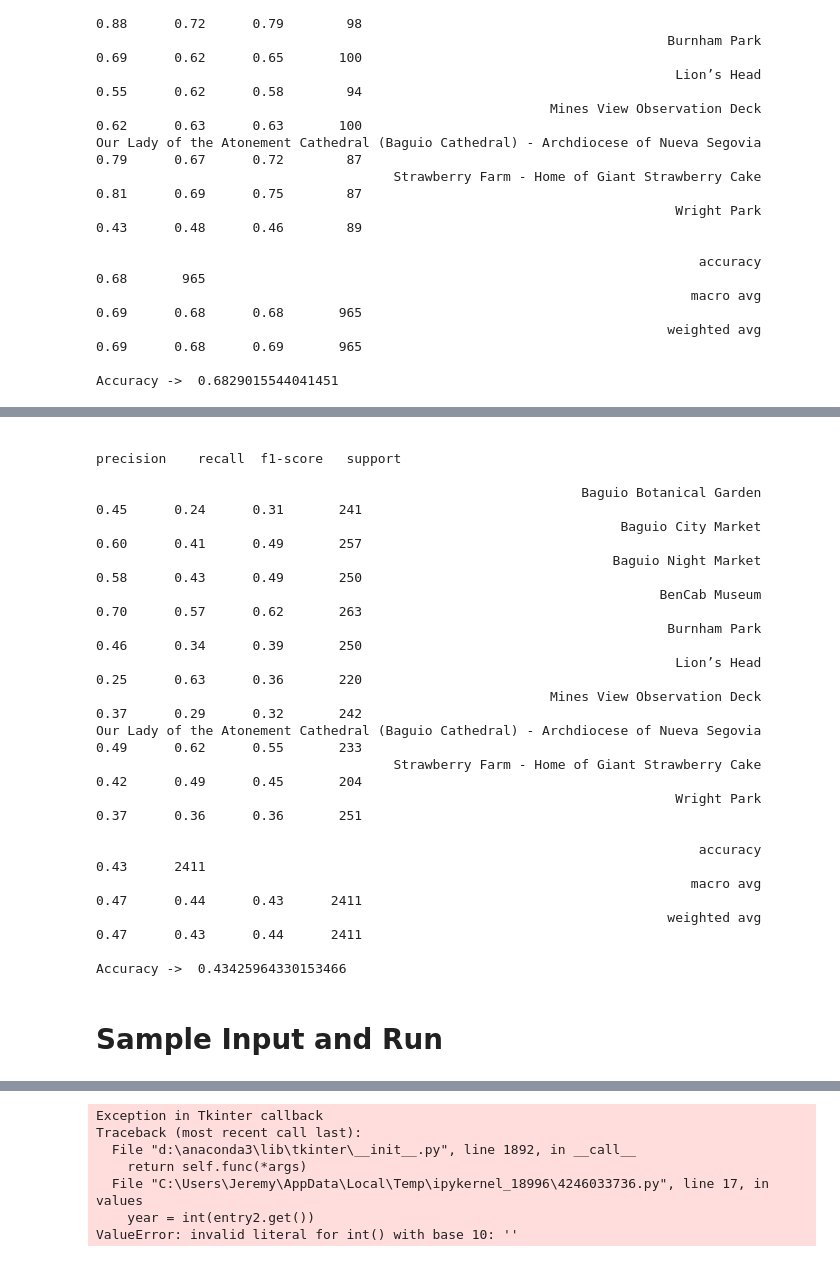
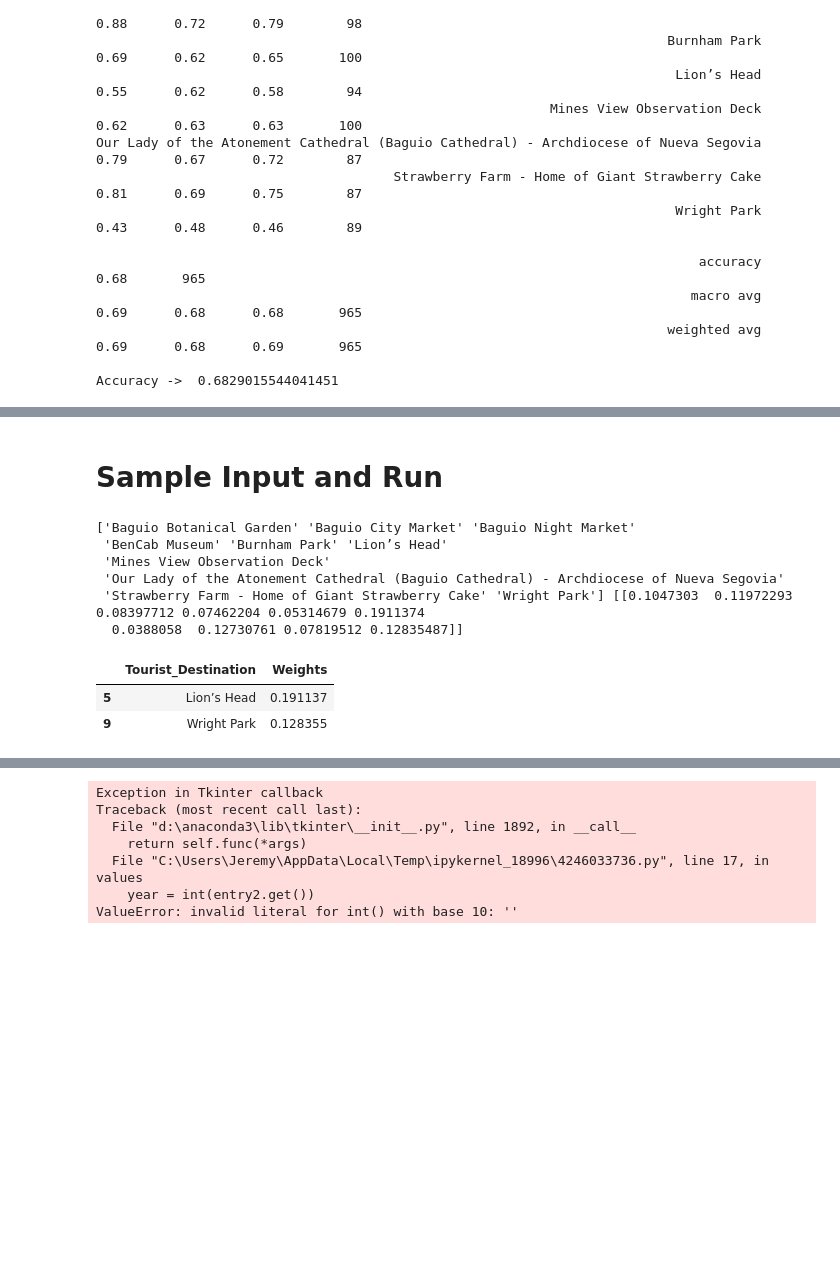
Before and after one commit to CS-HELL/PH-TouristSpots-Analysis, a Jupyter notebook: training/tfidf_vectorizer_train_part2.ipynb, the cells around one changed output, grey strips where cells are left out. Saved outputs shown, nothing was run; the diff lists cells and outputs as text; code cells hidden in the pictures; blank space fills up the shorter version.

```diff
--- a/training/tfidf_vectorizer_train_part2.ipynb
+++ b/training/tfidf_vectorizer_train_part2.ipynb
@@ -254,26 +228,0 @@ actual_predict
-# %%
-from sklearn.metrics import classification_report
-print(classification_report(dest_test, dest_pred))
-
-# calculate accuracy of class predictions
-from sklearn import metrics
-print(f'Accuracy -> ', metrics.accuracy_score(dest_test, dest_pred))
-# %% [output]
-                                                                                       precision    recall  f1-score   support
-
-                                                              Baguio Botanical Garden       0.45      0.24      0.31       241
-                                                                   Baguio City Market       0.60      0.41      0.49       257
-                                                                  Baguio Night Market       0.58      0.43      0.49       250
-                                                                        BenCab Museum       0.70      0.57      0.62       263
-                                                                         Burnham Park       0.46      0.34      0.39       250
-                                                                          Lion’s Head       0.25      0.63      0.36       220
-                                                          Mines View Observation Deck       0.37      0.29      0.32       242
-Our Lady of the Atonement Cathedral (Baguio Cathedral) - Archdiocese of Nueva Segovia       0.49      0.62      0.55       233
-                                      Strawberry Farm - Home of Giant Strawberry Cake       0.42      0.49      0.45       204
-                                                                          Wright Park       0.37      0.36      0.36       251
-
-                                                                             accuracy                           0.43      2411
-                                                                            macro avg       0.47      0.44      0.43      2411
-                                                                         weighted avg       0.47      0.43      0.44      2411
-
-Accuracy ->  0.43425964330153466
@@ -298,32 +235,42 @@ import numpy as np
 dict_tfidf_model_template = dict.fromkeys(df_tfidf_model.loc[:, df_tfidf_model.columns != 'tourist_destination'].columns, [0])
 
 # sample input
-text = "i wanna go buy fresh vegetables and fruits"
+text = "i wanna sleep"
 split = text.split()
 
 for word in split:
     if word in dict_tfidf_model_template:
         val = dict_tfidf_model_template[word][0]
         val += 1
         val_list = [val]
         dict_tfidf_model_template[word] = val_list
     else:
         pass
 
 
 df_tfidf_model_template = pd.DataFrame(dict_tfidf_model_template)
 
 import scipy
 uns_sparsed_data = scipy.sparse.csr_matrix(df_tfidf_model_template)
 uns_dest_pred = svm.predict_proba(uns_sparsed_data)
 
 top_n_category_predictions = np.sort(uns_dest_pred)
 
 print(svm.classes_, uns_dest_pred)
 
 dict_comparison = {'Tourist_Destination' : svm.classes_.tolist(), 'Weights' : uns_dest_pred[0].tolist()}
 
 comparison = pd.DataFrame(dict_comparison)
 comparison.sort_values(by=['Weights'], ascending=False)[0:2]
 #uns_dest_pred
 #top_n_category_predictions
+# %% [output]
+['Baguio Botanical Garden' 'Baguio City Market' 'Baguio Night Market'
+ 'BenCab Museum' 'Burnham Park' 'Lion’s Head'
+ 'Mines View Observation Deck'
+ 'Our Lady of the Atonement Cathedral (Baguio Cathedral) - Archdiocese of Nueva Segovia'
+ 'Strawberry Farm - Home of Giant Strawberry Cake' 'Wright Park'] [[0.1047303  0.11972293 0.08397712 0.07462204 0.05314679 0.1911374
+  0.0388058  0.12730761 0.07819512 0.12835487]]
+|  | Tourist_Destination | Weights |
+| 5 | Lion’s Head | 0.191137 |
+| 9 | Wright Park | 0.128355 |
```
Also changed, not shown: parts of 9 cells of this notebook.
